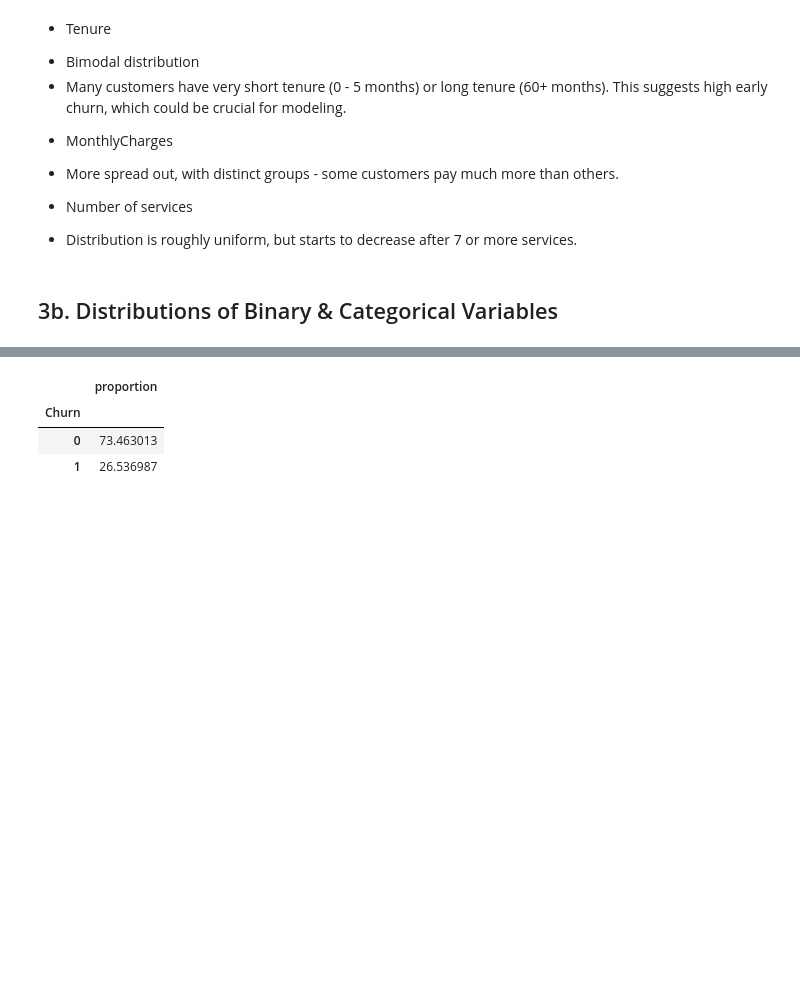
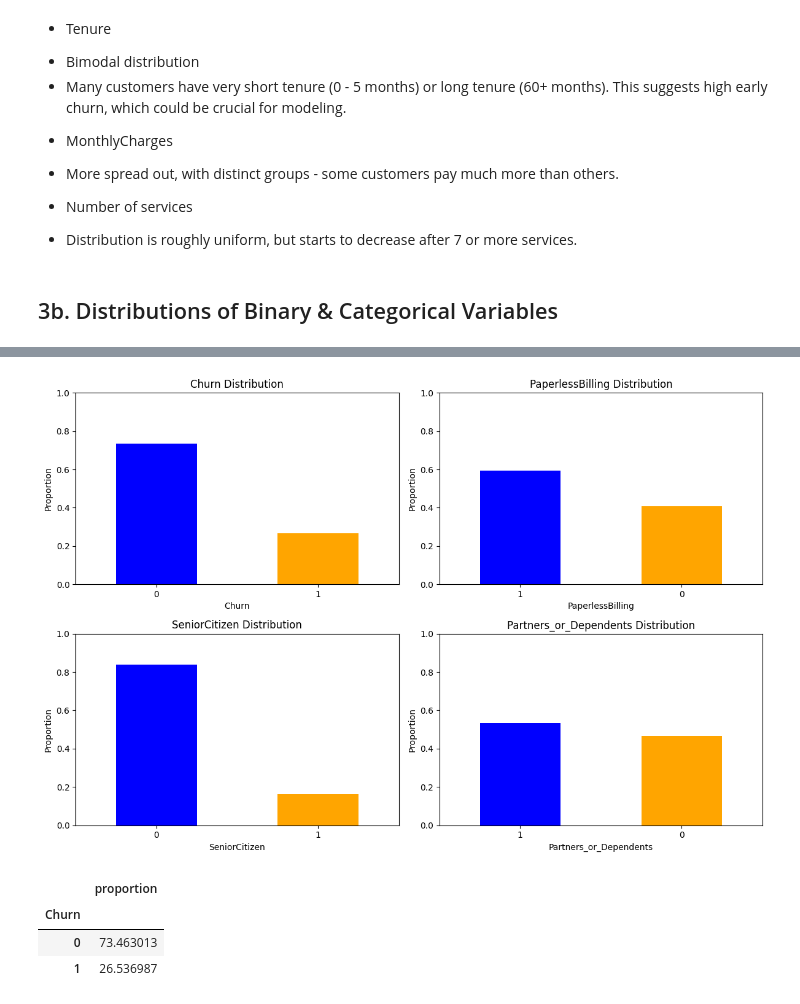
Before and after one commit to sbmccall/data-science-projects, a Jupyter notebook: telco-customer-churn/notebooks/telco_customer_churn_sbm.ipynb, the cells around one changed output, grey strips where cells are left out. Drawn from its saved outputs; the diff is of its cells as text; code cells hidden in the pictures; blank space fills up the shorter version.

```diff
--- a/telco-customer-churn/notebooks/telco_customer_churn_sbm.ipynb
+++ b/telco-customer-churn/notebooks/telco_customer_churn_sbm.ipynb
@@ -498,14 +498,3 @@ plt.show()
  - Distribution is roughly uniform, but starts to decrease after 7 or more services.
 # %% [markdown]
 ## 3b. Distributions of Binary & Categorical Variables
-# %%
-binary_cols = ['Churn', 'PaperlessBilling', 'SeniorCitizen', 'Partners_or_Dependents']
-
-# Create bar charts
-for col in binary_cols:
-    df_features[col].value_counts(normalize=True).plot(kind='bar', color=['blue', 'orange'])
-    plt.title(f'{col} Distribution')
-    plt.xlabel(col)
-    plt.ylabel('Count')
-    plt.xticks(rotation=0)
-    plt.show()
@@ -517,3 +501,24 @@ for col in binary_cols:
+# %%
+binary_cols = ['Churn', 'PaperlessBilling', 'SeniorCitizen', 'Partners_or_Dependents']
+
+# Create subplots (2 charts per row)
+fig, axes = plt.subplots(nrows=2, ncols=2, figsize=(12, 8))
+
+# Flatten axes array for easy indexing
+axes = axes.flatten()
+
+for i, col in enumerate(binary_cols):
+    df_features[col].value_counts(normalize=True).plot(kind='bar', color=['blue', 'orange'], ax=axes[i])
+    axes[i].set_title(f'{col} Distribution')
+    axes[i].set_xlabel(col)
+    axes[i].set_ylabel('Proportion')
+    axes[i].set_xticklabels(axes[i].get_xticklabels(), rotation=0)
+    axes[i].set_ylim(0, 1)  # Ensure bars are within 0-1 for proportions
+
+plt.tight_layout()  # Adjust layout to prevent overlap
+plt.show()
+# %% [output]
+[figure, added]
 # %%
 df_features.Churn.value_counts(normalize=True) * 100
 # %% [output]
```
Also changed, not shown: parts of 2 cells of this notebook.
